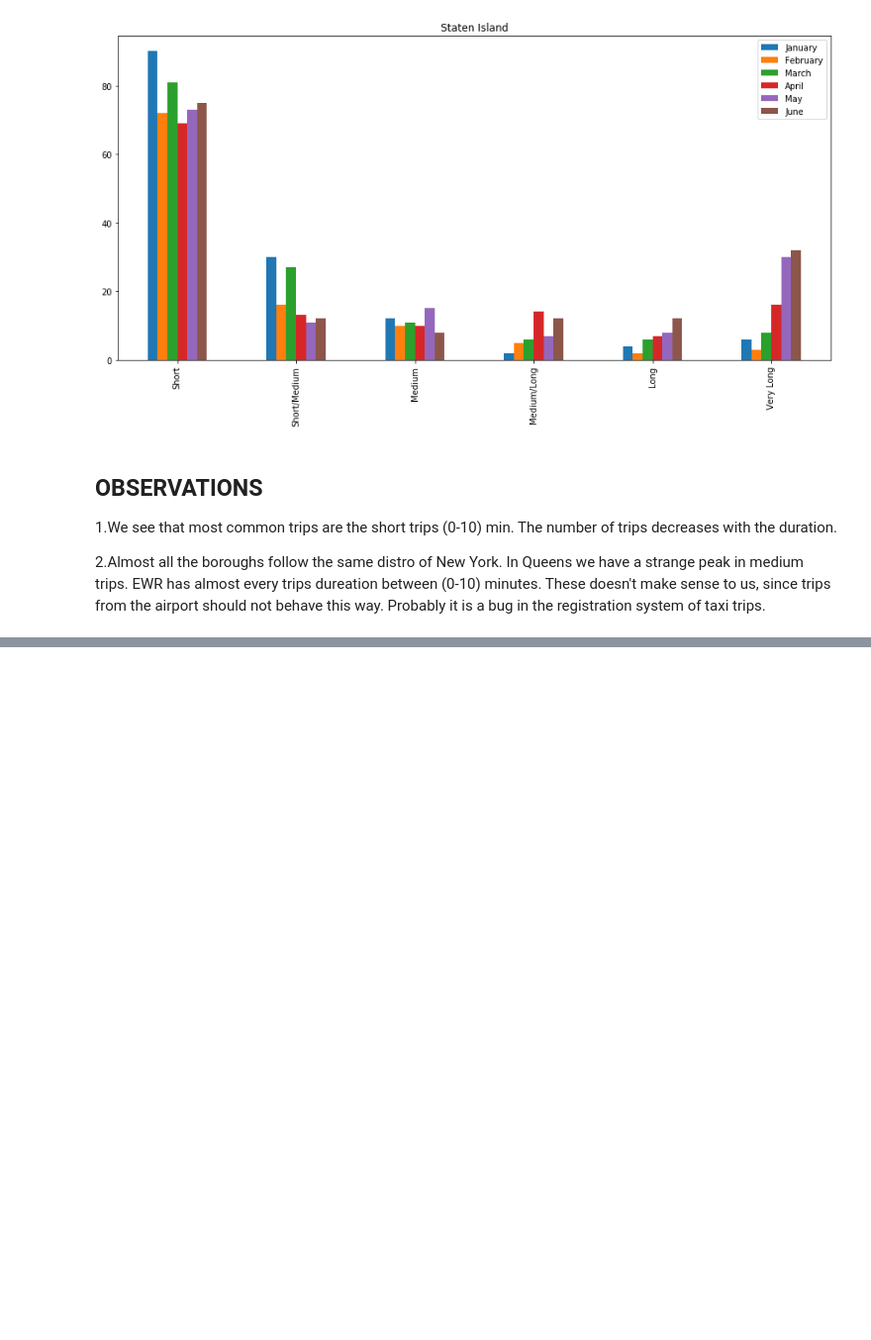
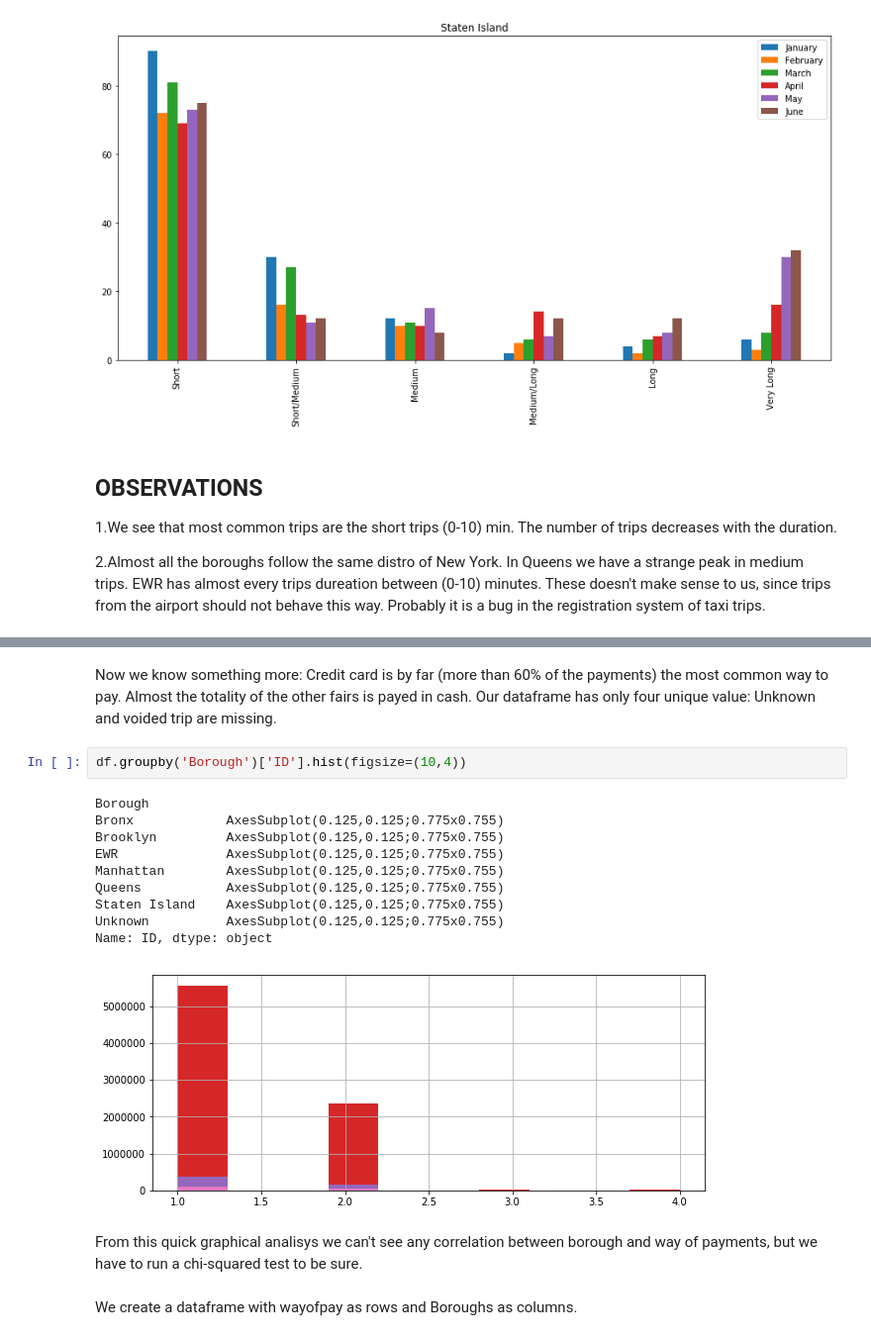
Before and after one commit to EgonFerri/ADM-HM2, a Jupyter notebook: HMW2_OFFICIALFILE.ipynb, the cells around one changed output, grey strips where cells are left out. Shown at 99% size. Cells and saved outputs as stored; diff of their text form; blank space fills up the shorter version.

```diff
--- a/HMW2_OFFICIALFILE.ipynb
+++ b/HMW2_OFFICIALFILE.ipynb
@@ -547,0 +664,20 @@ staten_island_df.plot.bar(figsize=(15,7), title= 'Staten Island')
+# %% [markdown]
+Now we know something more: Credit card is by far (more than 60% of the payments) the most common way to pay. Almost the totality of the other fairs is payed in cash.
+Our dataframe has only four unique value: Unknown and voided trip are missing.
+# %%
+df.groupby('Borough')['ID'].hist(figsize=(10,4))
+# %% [output]
+Borough
+Bronx            AxesSubplot(0.125,0.125;0.775x0.755)
+Brooklyn         AxesSubplot(0.125,0.125;0.775x0.755)
+EWR              AxesSubplot(0.125,0.125;0.775x0.755)
+Manhattan        AxesSubplot(0.125,0.125;0.775x0.755)
+Queens           AxesSubplot(0.125,0.125;0.775x0.755)
+Staten Island    AxesSubplot(0.125,0.125;0.775x0.755)
+Unknown          AxesSubplot(0.125,0.125;0.775x0.755)
+Name: ID, dtype: object
+[figure, added]
+# %% [markdown]
+From this quick graphical analisys we can't see any correlation between borough and way of payments, but we have to run a chi-squared test to be sure.
+# %% [markdown]
+We create a dataframe with wayofpay as rows and Boroughs as columns.
```
Also changed, not shown: parts of 36 cells of this notebook.
